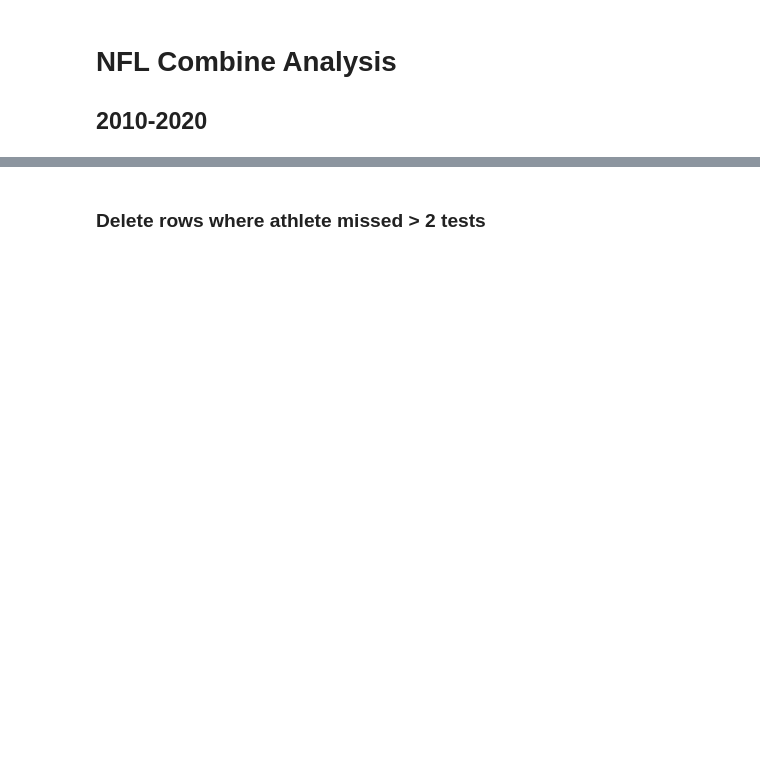
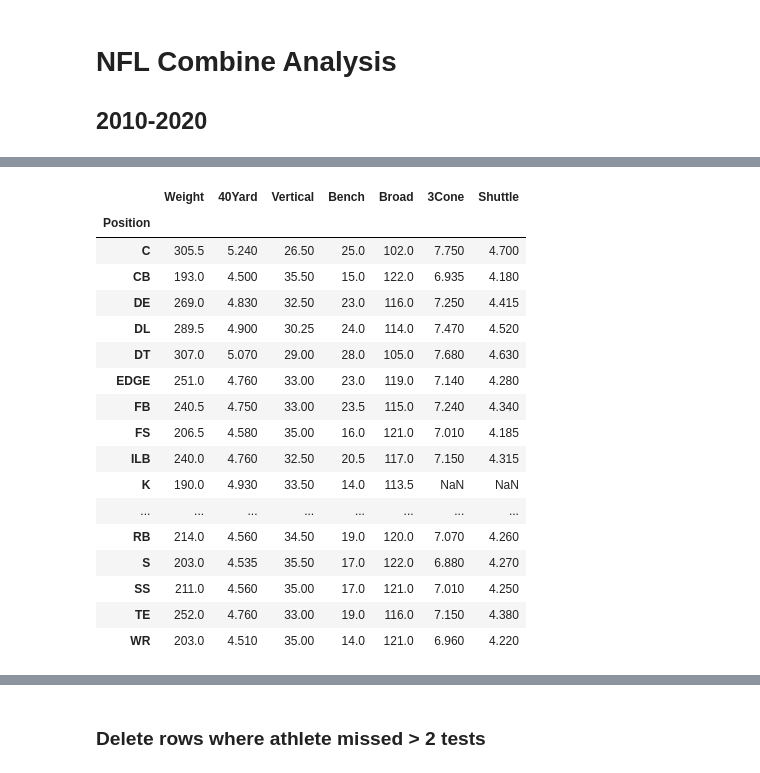
Before and after one commit to b-gar/NFL-Combine, a Jupyter notebook: combine.ipynb, the cells around one changed output, grey strips where cells are left out. Drawn from its saved outputs; the diff is of its cells as text; code cells hidden in the pictures; blank space fills up the shorter version.

```diff
--- a/combine.ipynb
+++ b/combine.ipynb
@@ -39,0 +169,21 @@ del df['College']
+# %%
+df.groupby('Position').median()
+# %% [output]
+|  | Weight | 40Yard | Vertical | Bench | Broad | 3Cone | Shuttle |
+| Position |  |  |  |  |  |  |  |
+| C | 305.5 | 5.240 | 26.50 | 25.0 | 102.0 | 7.750 | 4.700 |
+| CB | 193.0 | 4.500 | 35.50 | 15.0 | 122.0 | 6.935 | 4.180 |
+| DE | 269.0 | 4.830 | 32.50 | 23.0 | 116.0 | 7.250 | 4.415 |
+| DL | 289.5 | 4.900 | 30.25 | 24.0 | 114.0 | 7.470 | 4.520 |
+| DT | 307.0 | 5.070 | 29.00 | 28.0 | 105.0 | 7.680 | 4.630 |
+| EDGE | 251.0 | 4.760 | 33.00 | 23.0 | 119.0 | 7.140 | 4.280 |
+| FB | 240.5 | 4.750 | 33.00 | 23.5 | 115.0 | 7.240 | 4.340 |
+| FS | 206.5 | 4.580 | 35.00 | 16.0 | 121.0 | 7.010 | 4.185 |
+| ILB | 240.0 | 4.760 | 32.50 | 20.5 | 117.0 | 7.150 | 4.315 |
+| K | 190.0 | 4.930 | 33.50 | 14.0 | 113.5 | NaN | NaN |
+| ... | ... | ... | ... | ... | ... | ... | ... |
+| RB | 214.0 | 4.560 | 34.50 | 19.0 | 120.0 | 7.070 | 4.260 |
+| S | 203.0 | 4.535 | 35.50 | 17.0 | 122.0 | 6.880 | 4.270 |
+| SS | 211.0 | 4.560 | 35.00 | 17.0 | 121.0 | 7.010 | 4.250 |
+| TE | 252.0 | 4.760 | 33.00 | 19.0 | 116.0 | 7.150 | 4.380 |
+| WR | 203.0 | 4.510 | 35.00 | 14.0 | 121.0 | 6.960 | 4.220 |
```
Also changed, not shown: parts of 33 cells of this notebook.
